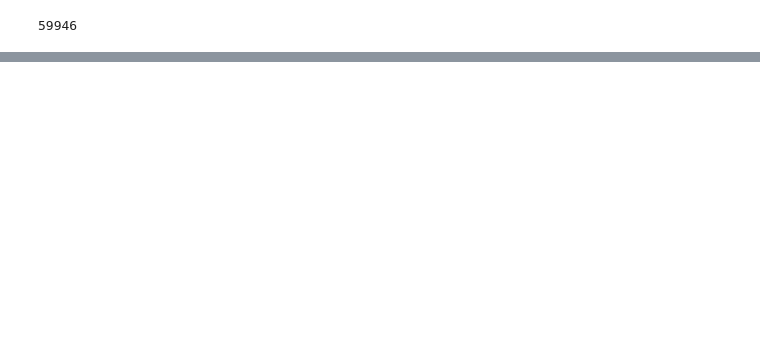
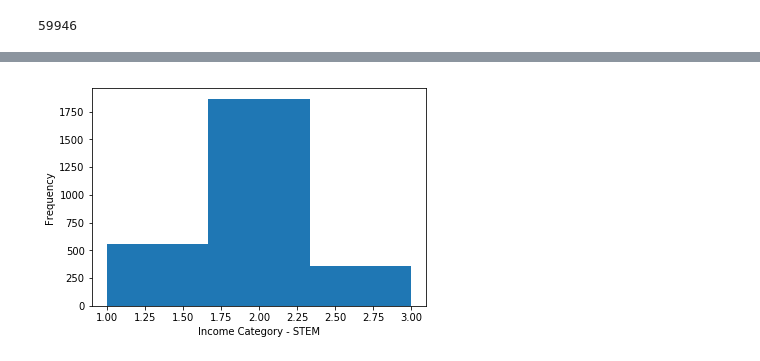
Before and after one commit to rivacordex/date-a-scientist, a Jupyter notebook: MachineLearning_Submit/capstone_khek_v1.ipynb, the cells around one changed output, grey strips where cells are left out. Drawn from its saved outputs; the diff is of its cells as text; code cells hidden in the pictures; blank space fills up the shorter version.

```diff
--- a/MachineLearning_Submit/capstone_khek_v1.ipynb
+++ b/MachineLearning_Submit/capstone_khek_v1.ipynb
@@ -317,0 +115,8 @@ Name: kmeans_label, dtype: int64
+# %%
+from matplotlib import pyplot as plt
+plt.hist(stem_data.income_cat, bins=3)
+plt.xlabel("Income Category - STEM")
+plt.ylabel("Frequency")
+plt.show()
+# %% [output]
+[figure, added]
```
Also changed, not shown: parts of 88 cells of this notebook, 1 other file.
